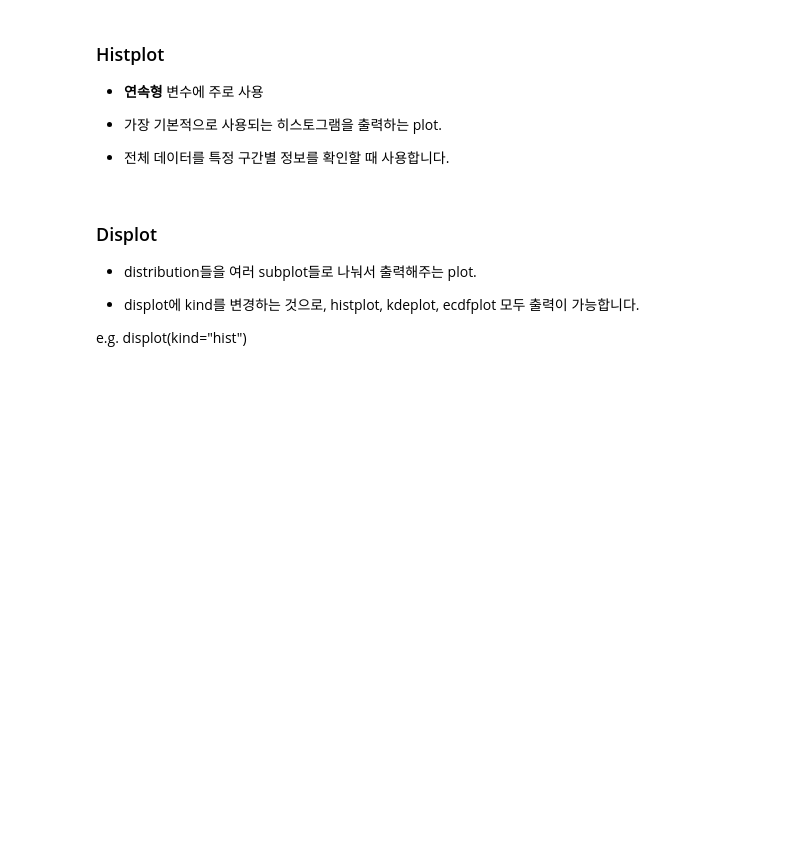
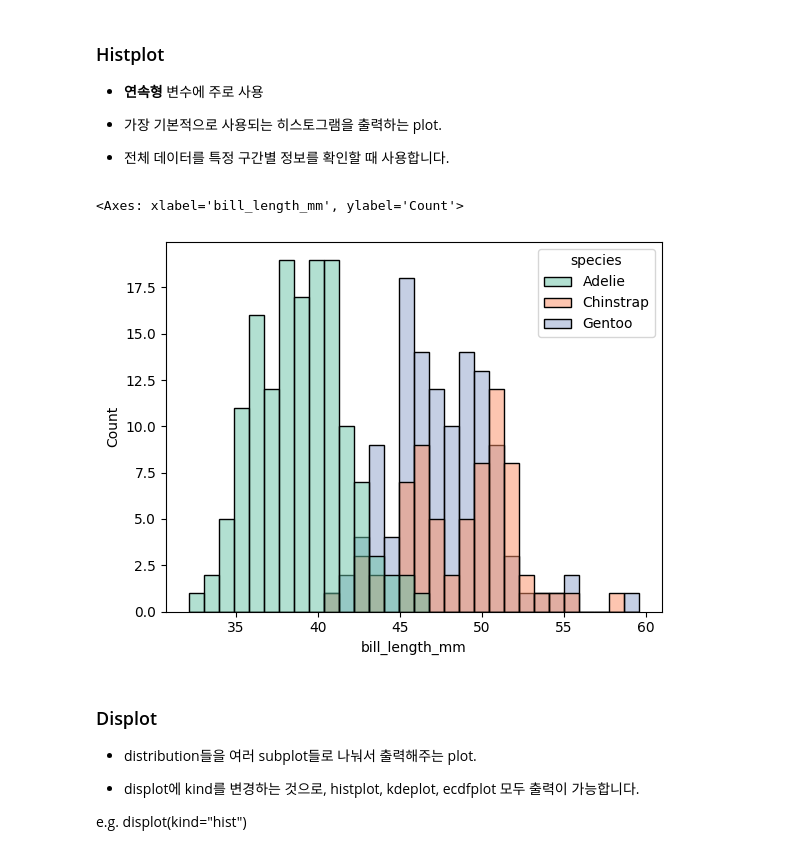
Before and after one commit to mumng/Study, a Jupyter notebook: EDA/240430_데이터_시각화_Seaborn.ipynb, the cells around one changed output. Saved outputs shown, nothing was run; the diff lists cells and outputs as text; code cells hidden in the pictures; blank space fills up the shorter version.

```diff
--- a/EDA/240430_데이터_시각화_Seaborn.ipynb
+++ b/EDA/240430_데이터_시각화_Seaborn.ipynb
@@ -23,11 +21,11 @@ import matplotlib.pyplot as plt
 import numpy as np
 
 #cp = color_palette('Set2')
-set_palette('Set2')
+#set_palette('Set2')
 # set_palette(cp)
 
 #data = pd.read_csv('./penguins.csv')
-data = load_dataset('penguins').dropna()
+data = load_dataset('penguins').dropna() # NaN가 하나라도 포함된 row가 있으면 제외
 data.head()
 # %% [output]
 |  | species | island | bill_length_mm | bill_depth_mm | flipper_length_mm | body_mass_g | sex |
@@ -46,6 +44,12 @@ data.head()
 - 전체 데이터를 특정 구간별 정보를 확인할 때 사용합니다.
 # %%
 # penguin 데이터에 histplot을 출력합니다.
+sns.histplot(data=data, x='bill_length_mm', bins=30, hue='species')
+# bins=30 :  막대기 개수를 30개로 쪼개겠다는 의미
+# hue = 'species' : 색상 차이를 'species' 컬럼 값을 기준으로 하겠다는 의미
+# %% [output]
+<Axes: xlabel='bill_length_mm', ylabel='Count'>
+[figure, added]
 # %% [markdown]
 ### Displot
 
```
Also changed, not shown: parts of 1 cell of this notebook.
